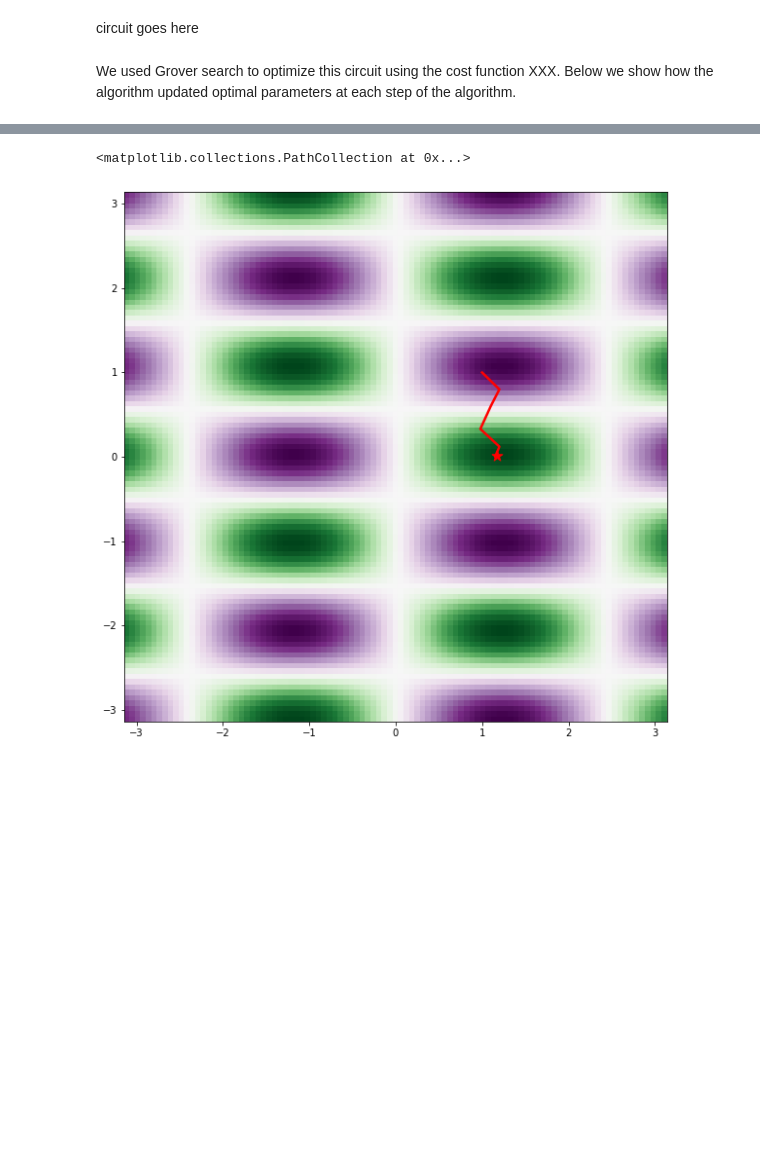
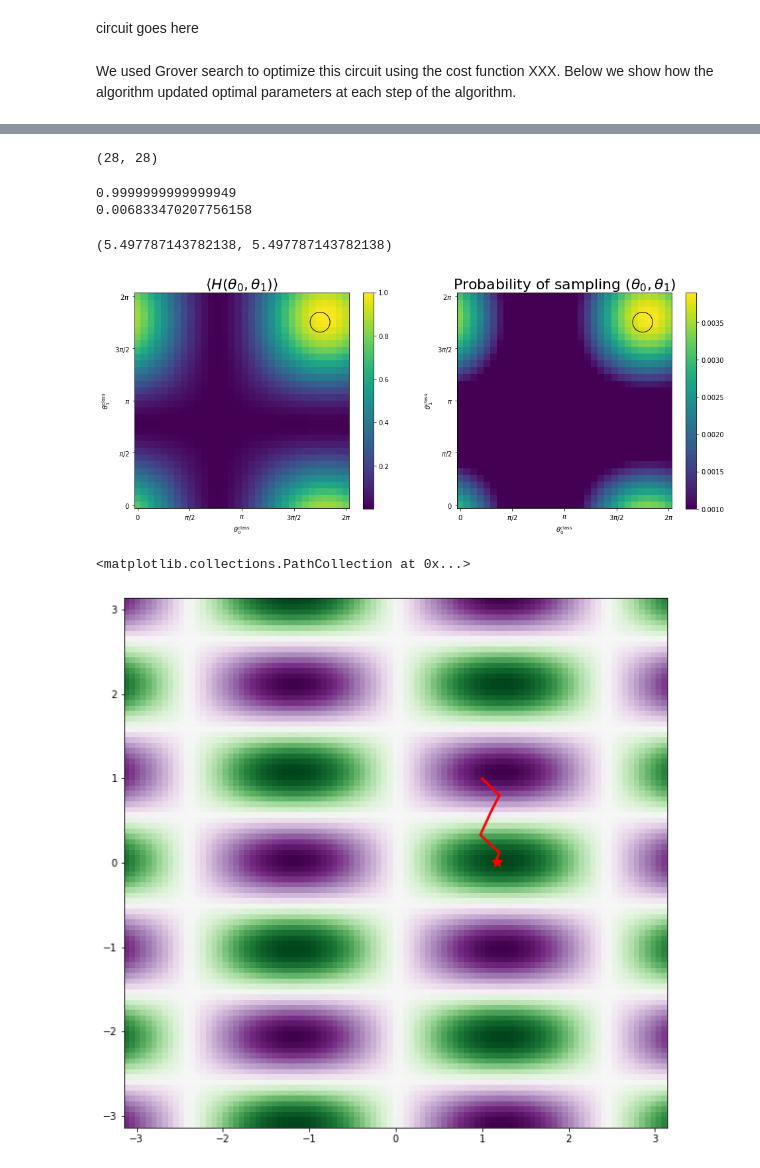
Before and after one commit to peterse/groveropt, a Jupyter notebook: main.ipynb, the cells around one changed output, grey strips where cells are left out. Cells and saved outputs as stored; diff of their text form; code cells hidden in the pictures; blank space fills up the shorter version.

```diff
--- a/main.ipynb
+++ b/main.ipynb
@@ -37,3 +47,11 @@ The circuit we used for this experiment is shown below. We also show how to modi
 circuit goes here
 # %% [markdown]
 We used Grover search to optimize this circuit using the cost function XXX. Below we show how the algorithm updated optimal parameters at each step of the algorithm.
+# %%
+from src.qarameterize import RandomCircuit
+
+NUM_QUBITS = 2
+PRECISION = 5
+SEED = 10
+
+rc = RandomCircuit(num_qubits=NUM_QUBITS, precision_qparams=PRECISION, seed=SEED)
@@ -39,0 +87,69 @@ We used Grover search to optimize this circuit using the cost function XXX. Belo
+# %%
+center_idx = np.unravel_index(score_landscape.argmax(), score_landscape.shape)
+center_idx
+# %% [output]
+(28, 28)
+# %%
+s = 0
+i0, j0 = center_idx
+for i in [-3, -2, -1, 0, 1, 2, 3]:
+    for j in [ -3, -2, -1, 0, 1, 2, 3]:
+        s += probabilities[i0 + i, j0 + j] * (binwidth ** 2)
+
+print(probabilities.sum())
+print(s)
+# %% [output]
+0.9999999999999949
+0.006833470207756158
+# %%
+import matplotlib.pyplot as plt
+from matplotlib.ticker import MultipleLocator, AutoMinorLocator
+from matplotlib.colors import LogNorm
+
+roundoff = 1e-3
+score_landscape[score_landscape < roundoff] = roundoff
+probabilities[probabilities < roundoff] = roundoff
+
+
+fig, [ax0, ax1] = plt.subplots(1, 2, figsize=(16, 6))
+
+_ = ax0.pcolormesh(param_0_binedges, param_1_binedges, score_landscape)
+# _ = ax0.pcolormesh(param_0_binedges, param_1_binedges, score_landscape, norm=LogNorm(vmin=1e-3))
+plt.colorbar(_, ax=ax0)
+ax0.set_aspect('equal')
+ax0.set_title(r'$\langle H(\theta_0, \theta_1) \rangle$', size=22)
+
+_ = ax1.pcolormesh(param_0_binedges, param_1_binedges, probabilities)
+# _ = ax1.pcolormesh(param_0_binedges, param_1_binedges, probabilities, norm=LogNorm(vmin=1e-3))
+plt.colorbar(_, ax=ax1)
+ax1.set_aspect('equal')
+ax1.set_title(r'Probability of sampling $(\theta_0, \theta_1)$', size=22)
+
+
+# Circle overlay
+center_idx = np.unravel_index(score_landscape.argmax(), score_landscape.shape)
+center = (param_0_vals_flat[center_idx[0]], param_1_vals_flat[center_idx[1]])
+print(center)
+circ = plt.Circle(center, 0.3 , fill = False )
+
+# axes.set_aspect( 1 )
+ax1.add_artist( circ )
+circ2 = plt.Circle(center, 0.3 , fill = False )
+
+ax0.add_artist( circ2 )
+
+
+
+for ax in [ax0, ax1]:
+    ax.set_xticks([0, np.pi/2, np.pi, 3*np.pi/2, 2*np.pi])
+    ax.set_yticks([0, np.pi/2, np.pi, 3*np.pi/2, 2*np.pi])
+    ax.set_xticklabels([r'$0$', r'$\pi/2$', r'$\pi$', r'$3\pi/2$', r'$2\pi$'])
+    ax.set_yticklabels([r'$0$', r'$\pi/2$', r'$\pi$', r'$3\pi/2$', r'$2\pi$'])
+    ax.set_xlabel(r'$\theta^\mathrm{class}_0$')
+    ax.set_ylabel(r'$\theta^\mathrm{class}_1$')
+
+# fig.suptitle(r"Score function for different $(\theta^\mathrm{class}_0, \theta^\mathrm{class}_1)$ values", y=1.02)
+None
+# %% [output]
+(5.497787143782138, 5.497787143782138)
+[figure, added]
```
Also changed, not shown: parts of 8 cells of this notebook, 14 other files.
